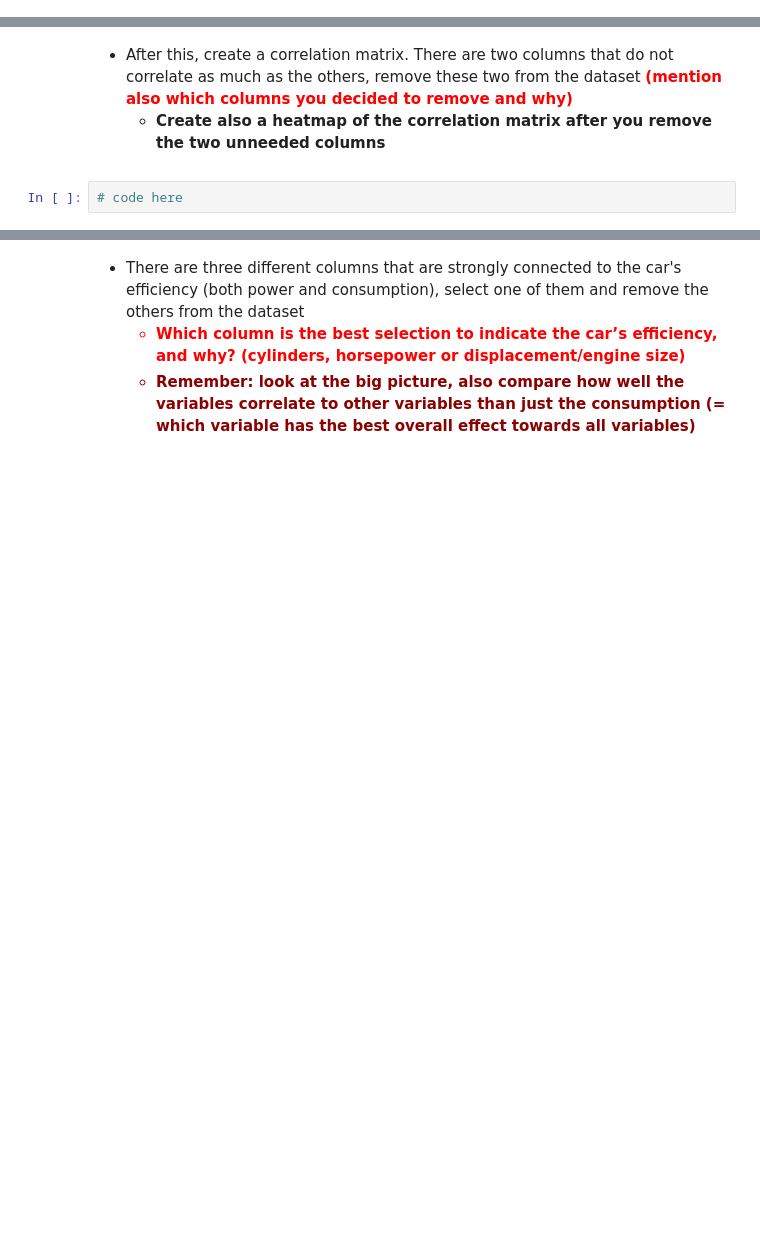
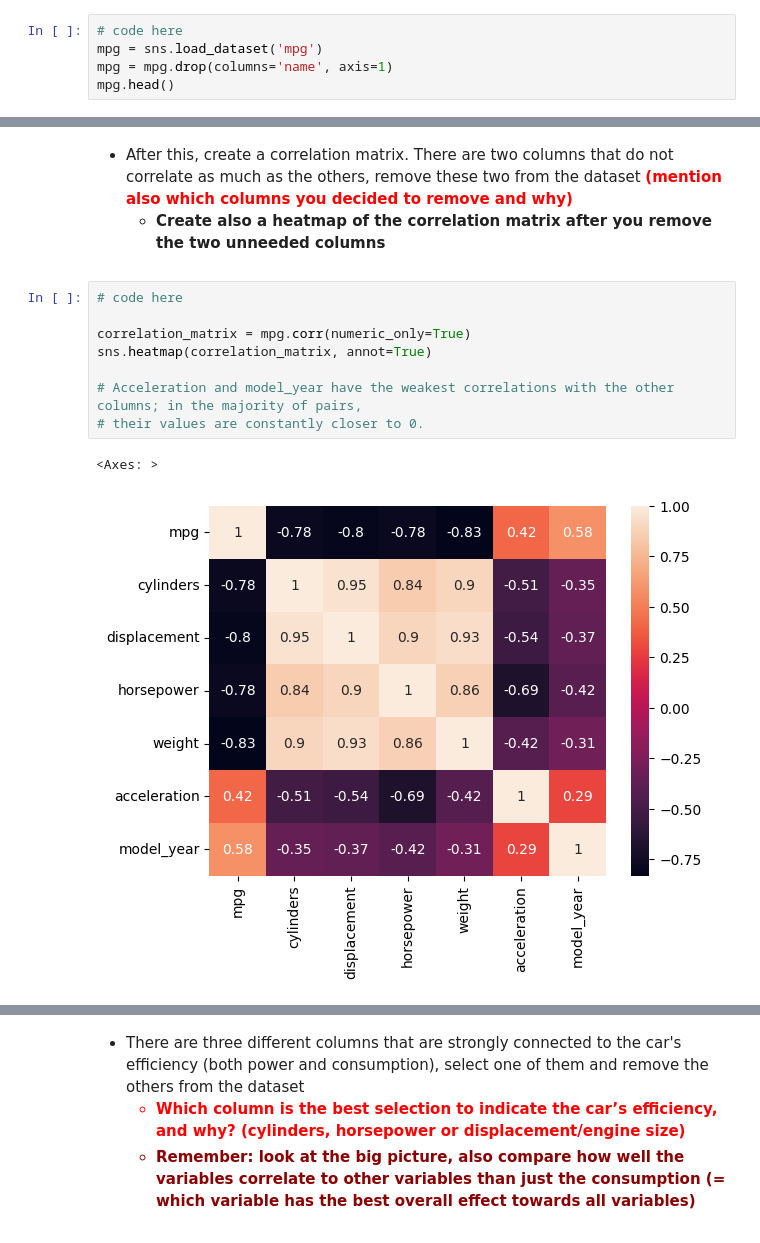
Before and after one commit to praveens23108/Data-Analytics-Exercises, a Jupyter notebook: DataAnalyticsExerciseSet3.ipynb, the cells around one changed output, grey strips where cells are left out. Cells and saved outputs as stored; diff of their text form; blank space fills up the shorter version.

```diff
--- a/DataAnalyticsExerciseSet3.ipynb
+++ b/DataAnalyticsExerciseSet3.ipynb
@@ -243,0 +259,5 @@ mpg stands for "miles per gallon", which is a common way to represent fuel consu
+# %%
+# code here
+mpg = sns.load_dataset('mpg')
+mpg = mpg.drop(columns='name', axis=1)
+mpg.head()
@@ -250,5 +277,14 @@ remove these two from the dataset <span style="color: red; font-weight: bold;">(
 <li style="font-weight: bold;">Create also a heatmap of the correlation matrix after you remove the two unneeded columns</li>
 </ul>
 </ul>
-# %%
-# code here
+# %%
+# code here
+
+correlation_matrix = mpg.corr(numeric_only=True)
+sns.heatmap(correlation_matrix, annot=True)
+
+# Acceleration and model_year have the weakest correlations with the other columns; in the majority of pairs,
+# their values are constantly closer to 0.
+# %% [output]
+<Axes: >
+[figure, added]
```
Also changed, not shown: parts of 39 cells of this notebook.
